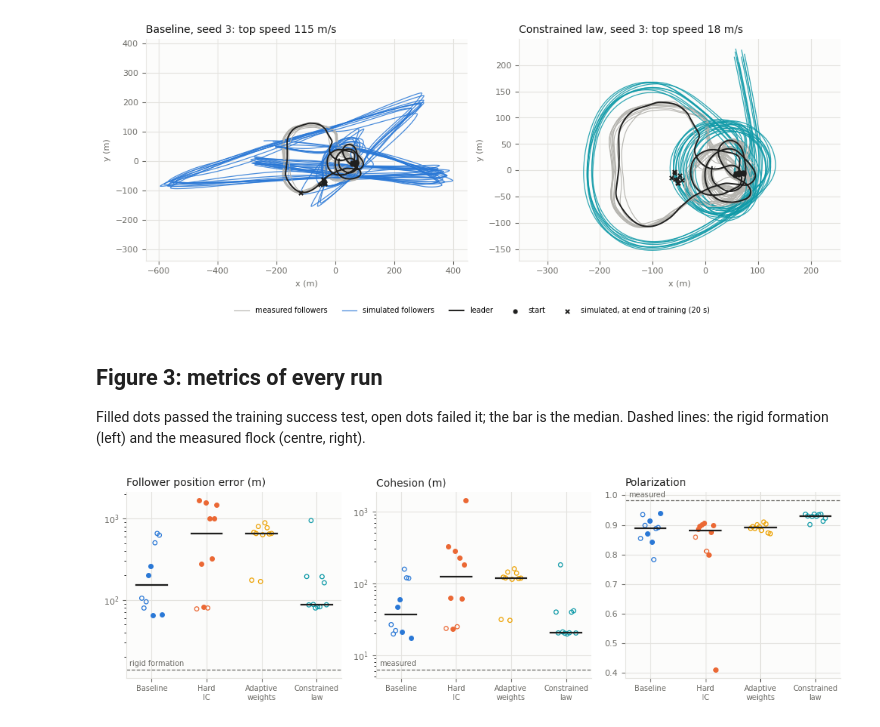
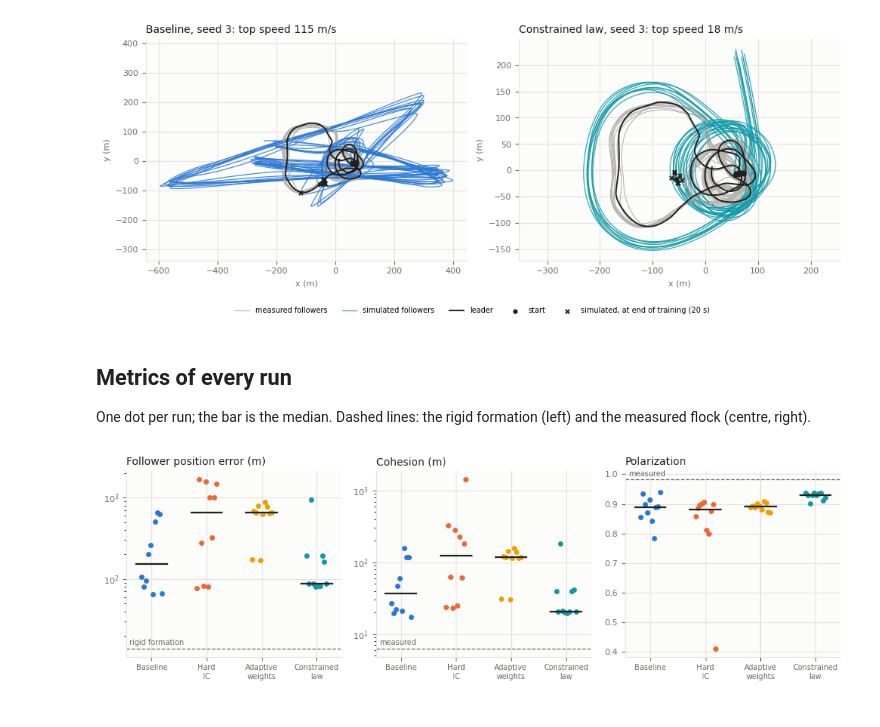
Before and after one commit to ParameciumYan/CEE-292-PINN-Project---Enhancing-PINN-for-Pigeon-Flock-Interaction-Laws, a Jupyter notebook: simulation.ipynb, the cells around one changed output. Saved outputs shown, nothing was run; the diff lists cells and outputs as text; code cells hidden in the pictures.

```diff
--- a/simulation.ipynb
+++ b/simulation.ipynb
@@ -260,7 +260,7 @@ for _, row in coefficients.iterrows():
         print(f"skipped {row.variant} seed {row.seed}: NaN coefficients")
         continue
     sim = simulate(data, params, v0, options)
-    summary = {'variant': row.variant, 'seed': row.seed, 'success': row.success, **run_summary(sim, data)}
+    summary = {'variant': row.variant, 'seed': row.seed, **run_summary(sim, data)}
     summaries.append(summary)
     if (row.variant, row.seed) in SHOWCASE:
         showcase_sims[(row.variant, row.seed)] = sim
@@ -389,38 +386,36 @@ if len(showcase_sims) == len(SHOWCASE):
 # %% [output]
 [figure]
 # %% [markdown]
-## Figure 3: metrics of every run
+## Metrics of every run
 
-Filled dots passed the training success test, open dots failed it; the bar is the median. Dashed lines: the
+One dot per run; the bar is the median. Dashed lines: the
 rigid formation (left) and the measured flock (centre, right).
 # %%
 def plot_metrics(runs, path):
     """Dot plots of the 20-140 s error, cohesion and polarization for every run."""
     reference = runs.iloc[0]
     panels = [('pos_err_20_140s', 'Follower position error (m)', 'rigid_err_20_140s', 'rigid formation', True),
               ('cohesion_sim', 'Cohesion (m)', 'cohesion_data', 'measured', True),
               ('polar_sim', 'Polarization', 'polar_data', 'measured', False)]
     tick_labels = [LABELS[variant].replace(' ', '\n') for variant in VARIANTS_TO_SIMULATE]
     figure, axes = plt.subplots(1, 3, figsize=(10, 3.2))
     for axis, (column, title, ref_column, ref_label, log_scale) in zip(axes, panels):
         quiet_axis(axis, title, log_scale)
         for position, variant in enumerate(VARIANTS_TO_SIMULATE):
             group = runs[runs.variant == variant]
-            values, passed = group[column].to_numpy(), group.success.to_numpy(dtype=bool)
+            values = group[column].to_numpy()
             jitter = np.linspace(-0.18, 0.18, len(values))         # spread the dots sideways
-            axis.scatter(position + jitter[passed], values[passed], color=COLORS[variant], s=16, zorder=3)
-            axis.scatter(position + jitter[~passed], values[~passed], facecolors="none",   # ~ means "not"
-                         edgecolors=COLORS[variant], s=16, linewidths=0.9, zorder=3)
+            axis.scatter(position + jitter, values, color=COLORS[variant], s=16, zorder=3)
             axis.plot([position - 0.28, position + 0.28], [np.median(values)] * 2, color=INK, linewidth=1.6, zorder=4)
         axis.axhline(reference[ref_column], color=MUTED, linestyle="--", linewidth=0.9)
         axis.annotate(ref_label, (0, reference[ref_column]), xycoords=("axes fraction", "data"),
                       xytext=(3, 3), textcoords="offset points", color=MUTED, fontsize=7)
         axis.set_xticks(range(len(VARIANTS_TO_SIMULATE)), tick_labels, color=MUTED, fontsize=7)
     figure.tight_layout()
     figure.savefig(path)
     plt.show()
 
 
 plot_metrics(runs, FIGURES_DIR / "metrics.png")
 # %% [output]
-[figure, old version]
+[figure, new version]
```
Also changed, not shown: parts of 4 cells of this notebook, 11 other files.
